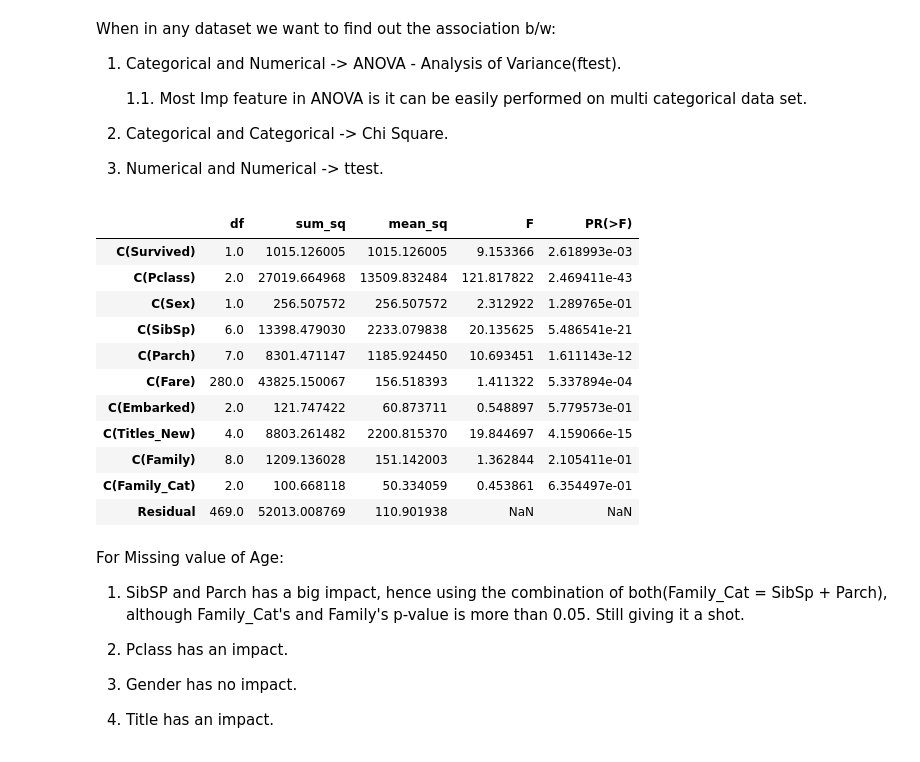
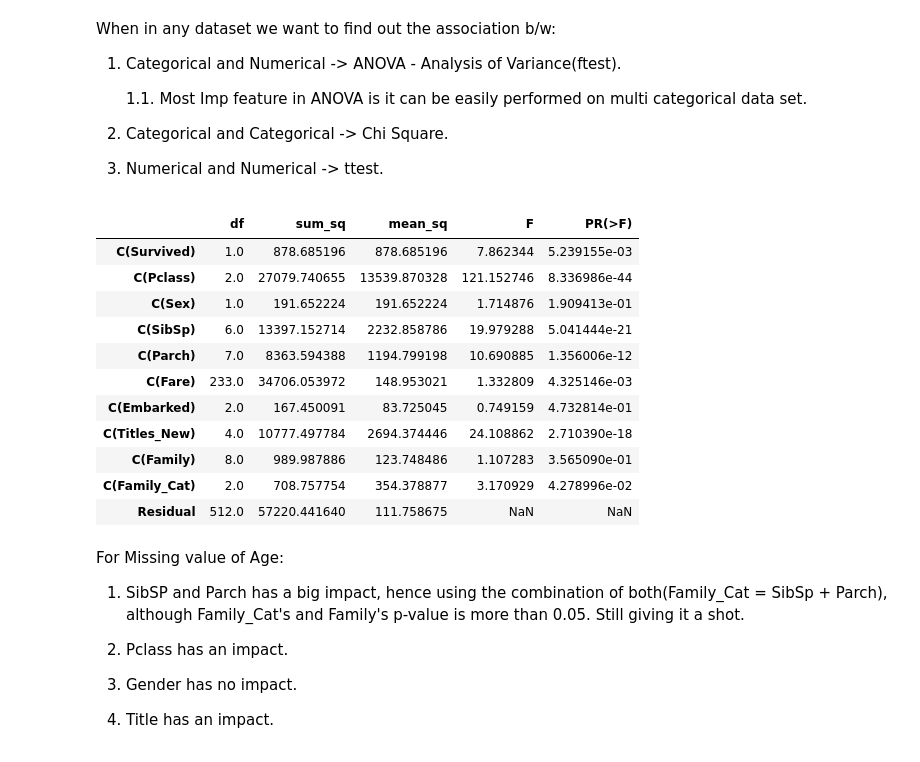
Before and after one commit to Dhruv-Chandra/Titanic, a Jupyter notebook: Titanic.ipynb, the cells around one changed output. Cells and saved outputs as stored; diff of their text form; code cells hidden in the pictures.

```diff
--- a/Titanic.ipynb
+++ b/Titanic.ipynb
@@ -453,0 +502,5 @@ bivariate()
+# %%
+for i in combined.select_dtypes(['int', 'float']):
+    if i not in not_plot:
+        # print(i)
+        combined[i] = outlier_red(combined, i)
@@ -489,25 +548,26 @@ When in any dataset we want to find out the association b/w:
 # %%
 anv = ""
 for i in combined.columns:
     if i not in not_plot:
         if i != 'Age':
             anv = anv + ' + C(' + i +')'
-# anv[:]
+anv[:]
+
 model = ols('Age ~ {}'.format(anv[3:]), data=combined, test = 'Chisq').fit()
 sm.stats.anova_lm(model, typ=1)
 # %% [output]
 |  | df | sum_sq | mean_sq | F | PR(>F) |
-| C(Survived) | 1.0 | 1015.126005 | 1015.126005 | 9.153366 | 2.618993e-03 |
-| C(Pclass) | 2.0 | 27019.664968 | 13509.832484 | 121.817822 | 2.469411e-43 |
-| C(Sex) | 1.0 | 256.507572 | 256.507572 | 2.312922 | 1.289765e-01 |
-| C(SibSp) | 6.0 | 13398.479030 | 2233.079838 | 20.135625 | 5.486541e-21 |
-| C(Parch) | 7.0 | 8301.471147 | 1185.924450 | 10.693451 | 1.611143e-12 |
-| C(Fare) | 280.0 | 43825.150067 | 156.518393 | 1.411322 | 5.337894e-04 |
-| C(Embarked) | 2.0 | 121.747422 | 60.873711 | 0.548897 | 5.779573e-01 |
-| C(Titles_New) | 4.0 | 8803.261482 | 2200.815370 | 19.844697 | 4.159066e-15 |
-| C(Family) | 8.0 | 1209.136028 | 151.142003 | 1.362844 | 2.105411e-01 |
-| C(Family_Cat) | 2.0 | 100.668118 | 50.334059 | 0.453861 | 6.354497e-01 |
-| Residual | 469.0 | 52013.008769 | 110.901938 | NaN | NaN |
+| C(Survived) | 1.0 | 878.685196 | 878.685196 | 7.862344 | 5.239155e-03 |
+| C(Pclass) | 2.0 | 27079.740655 | 13539.870328 | 121.152746 | 8.336986e-44 |
+| C(Sex) | 1.0 | 191.652224 | 191.652224 | 1.714876 | 1.909413e-01 |
+| C(SibSp) | 6.0 | 13397.152714 | 2232.858786 | 19.979288 | 5.041444e-21 |
+| C(Parch) | 7.0 | 8363.594388 | 1194.799198 | 10.690885 | 1.356006e-12 |
+| C(Fare) | 233.0 | 34706.053972 | 148.953021 | 1.332809 | 4.325146e-03 |
+| C(Embarked) | 2.0 | 167.450091 | 83.725045 | 0.749159 | 4.732814e-01 |
+| C(Titles_New) | 4.0 | 10777.497784 | 2694.374446 | 24.108862 | 2.710390e-18 |
+| C(Family) | 8.0 | 989.987886 | 123.748486 | 1.107283 | 3.565090e-01 |
+| C(Family_Cat) | 2.0 | 708.757754 | 354.378877 | 3.170929 | 4.278996e-02 |
+| Residual | 512.0 | 57220.441640 | 111.758675 | NaN | NaN |
 # %% [markdown]
 For Missing value of Age:
 
```
Also changed, not shown: parts of 38 cells of this notebook.
